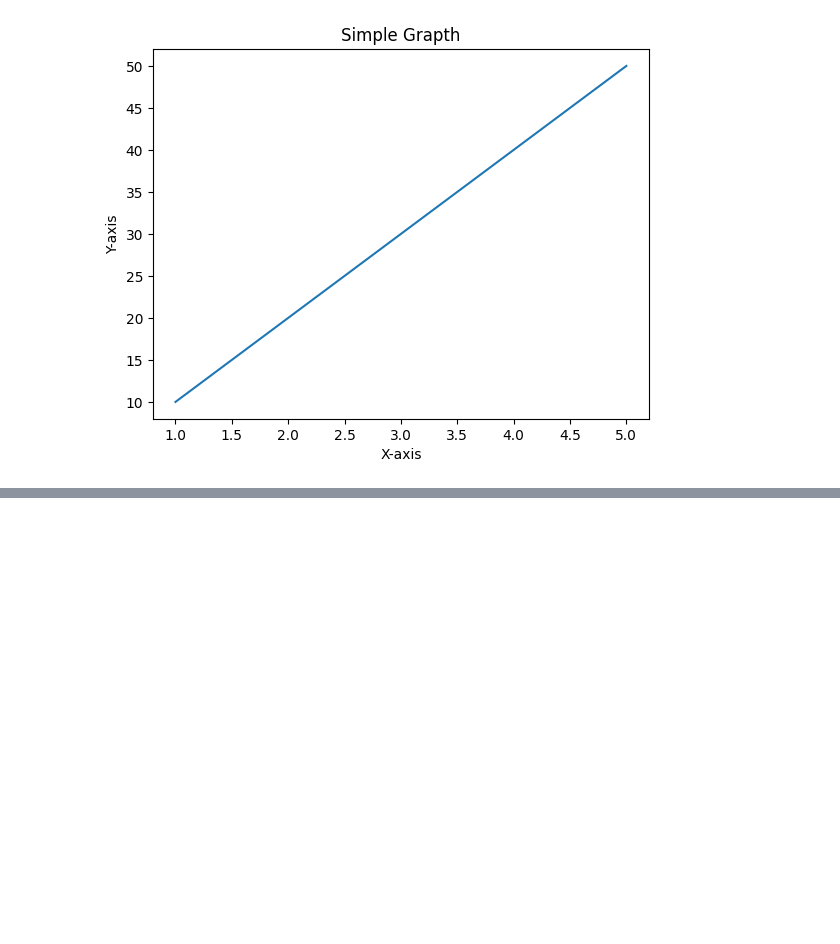
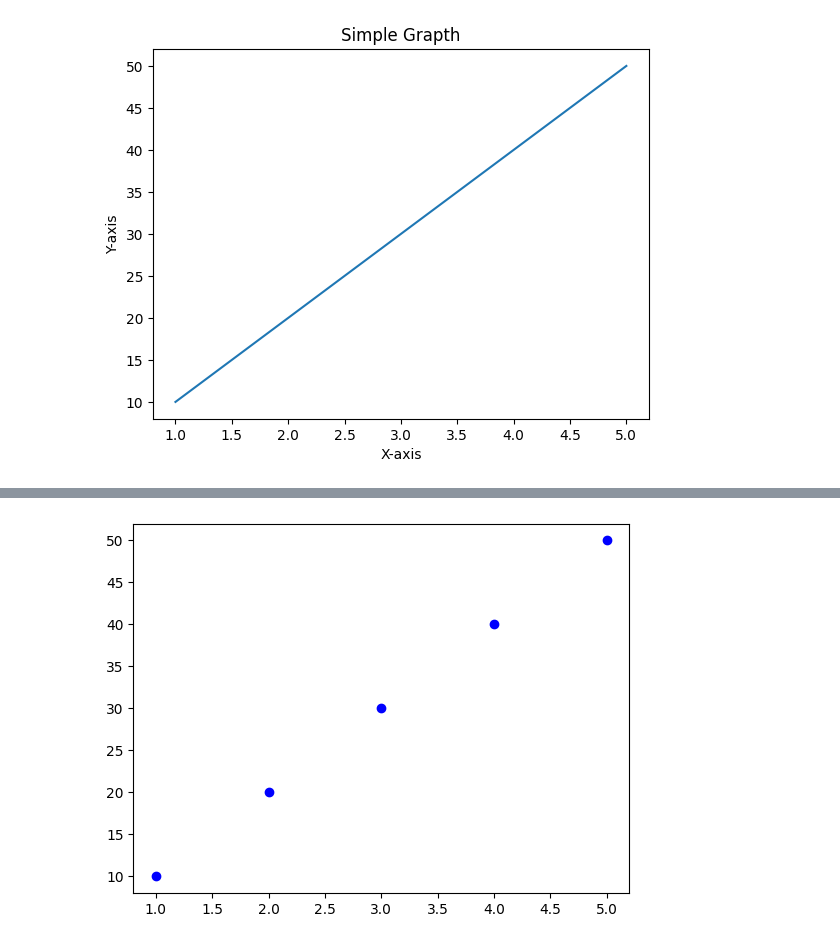
Before and after one commit to imaakanksha/NumPy, a Jupyter notebook: matplotlib.ipynb, the cells around one changed output, grey strips where cells are left out. Drawn from its saved outputs; the diff is of its cells as text; code cells hidden in the pictures; blank space fills up the shorter version.

```diff
--- a/matplotlib.ipynb
+++ b/matplotlib.ipynb
@@ -11,0 +31,5 @@ plt.show()
+# %%
+plt.scatter(x,y, color='blue')
+plt.show()
+# %% [output]
+[figure, added]
```
Also changed, not shown: parts of 10 cells of this notebook, 1 other file.
